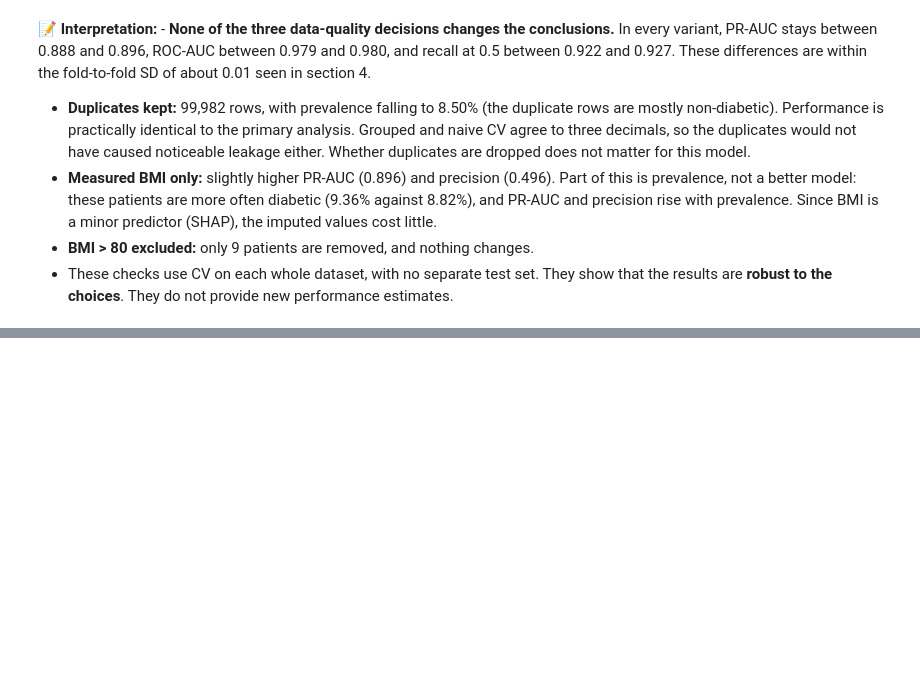
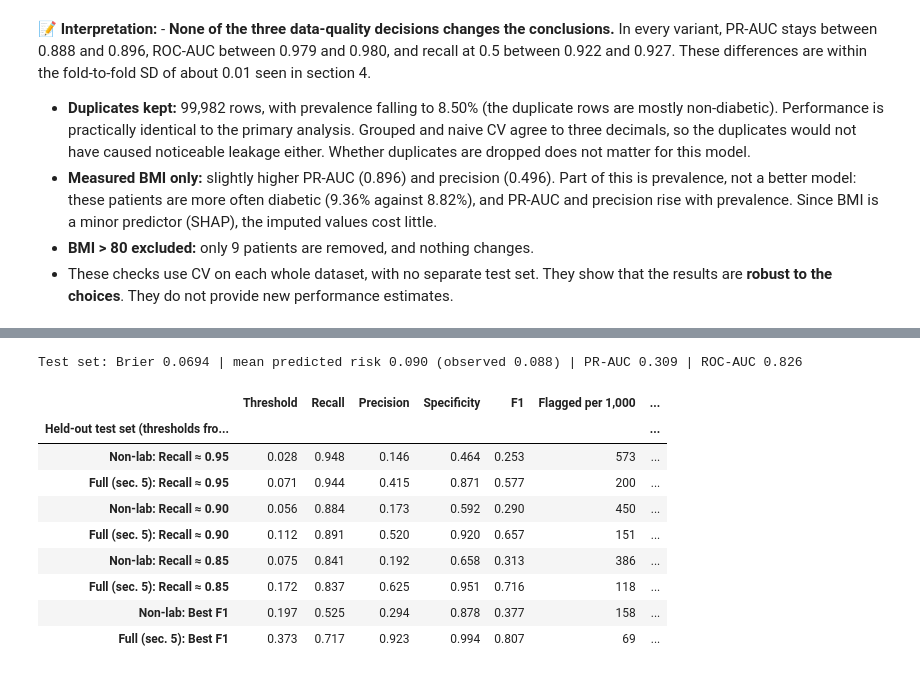
Before and after one commit to Aaminvh/Diabetes-prediction, a Jupyter notebook: Notebook/analysis.ipynb, the cells around one changed output, grey strips where cells are left out. Cells and saved outputs as stored; diff of their text form; code cells hidden in the pictures; blank space fills up the shorter version.

```diff
--- a/Notebook/analysis.ipynb
+++ b/Notebook/analysis.ipynb
@@ -1772,0 +1847,39 @@ sens_table.style.format({"Rows": "{:,}", "Diabetic %": "{:.2f}",
+# %%
+# Final non-laboratory model, calibrated on the full training set; test set touched once
+nl_calibrated = CalibratedClassifierCV(clone(nl_pipelines[nl_best_name]), method=nl_best_method, cv=cv)
+nl_calibrated.fit(Xn_tr, y_tr)
+p_te_nl = nl_calibrated.predict_proba(Xn_te)[:, 1]
+p_oof_nl = nl_oof[(nl_best_name, nl_best_method)]
+
+# Thresholds chosen on the training-set OOF probabilities (same rules as section 5)
+prec_oof_nl, rec_oof_nl, thr_oof_nl = precision_recall_curve(y_tr, p_oof_nl)
+prec_oof_nl, rec_oof_nl = prec_oof_nl[:-1], rec_oof_nl[:-1]
+f1_oof_nl = 2 * prec_oof_nl * rec_oof_nl / np.clip(prec_oof_nl + rec_oof_nl, 1e-12, None)
+nl_candidates = {f"Recall ≈ {r:.2f}": thr_oof_nl[np.where(rec_oof_nl >= r)[0].max()] for r in (0.95, 0.90, 0.85)}
+nl_candidates["Best F1"] = thr_oof_nl[np.argmax(f1_oof_nl)]
+
+nl_points = {}
+for k, t in nl_candidates.items():
+    nl_points[f"Non-lab: {k}"] = operating_point(y_te, p_te_nl, t)
+    nl_points[f"Full (sec. 5): {k}"] = thr_test.loc[k].to_dict()
+nl_thr_test = pd.DataFrame(nl_points).T
+nl_thr_test[COUNT_COLS] = nl_thr_test[COUNT_COLS].astype(int)
+nl_thr_test["NPV"] = nl_thr_test["TN"] / (nl_thr_test["TN"] + nl_thr_test["FN"])
+nl_thr_test.index.name = "Held-out test set (thresholds from training OOF)"
+
+print(f"Test set: Brier {brier_score_loss(y_te, p_te_nl):.4f} | mean predicted risk {p_te_nl.mean():.3f} "
+      f"(observed {y_te.mean():.3f}) | PR-AUC {average_precision_score(y_te, p_te_nl):.3f} | "
+      f"ROC-AUC {roc_auc_score(y_te, p_te_nl):.3f}")
+nl_thr_test.style.format({**METRIC_FMT, "NPV": "{:.3f}"})
+# %% [output]
+Test set: Brier 0.0694 | mean predicted risk 0.090 (observed 0.088) | PR-AUC 0.309 | ROC-AUC 0.826
+|  | Threshold | Recall | Precision | Specificity | F1 | Flagged per 1,000 | ... |
+| Held-out test set (thresholds fro... |  |  |  |  |  |  | ... |
+| Non-lab: Recall ≈ 0.95 | 0.028 | 0.948 | 0.146 | 0.464 | 0.253 | 573 | ... |
+| Full (sec. 5): Recall ≈ 0.95 | 0.071 | 0.944 | 0.415 | 0.871 | 0.577 | 200 | ... |
+| Non-lab: Recall ≈ 0.90 | 0.056 | 0.884 | 0.173 | 0.592 | 0.290 | 450 | ... |
+| Full (sec. 5): Recall ≈ 0.90 | 0.112 | 0.891 | 0.520 | 0.920 | 0.657 | 151 | ... |
+| Non-lab: Recall ≈ 0.85 | 0.075 | 0.841 | 0.192 | 0.658 | 0.313 | 386 | ... |
+| Full (sec. 5): Recall ≈ 0.85 | 0.172 | 0.837 | 0.625 | 0.951 | 0.716 | 118 | ... |
+| Non-lab: Best F1 | 0.197 | 0.525 | 0.294 | 0.878 | 0.377 | 158 | ... |
+| Full (sec. 5): Best F1 | 0.373 | 0.717 | 0.923 | 0.994 | 0.807 | 69 | ... |
```
Also changed, not shown: parts of 18 cells of this notebook, 8 other files.
